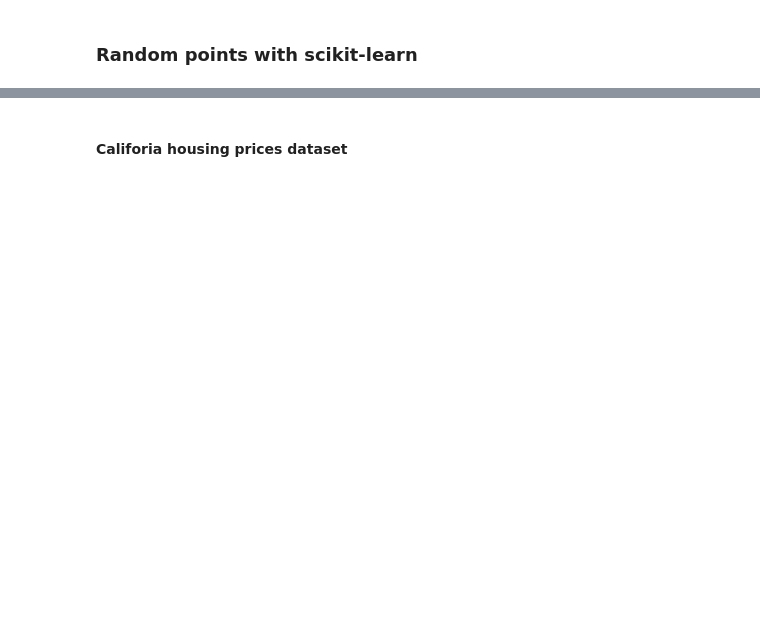
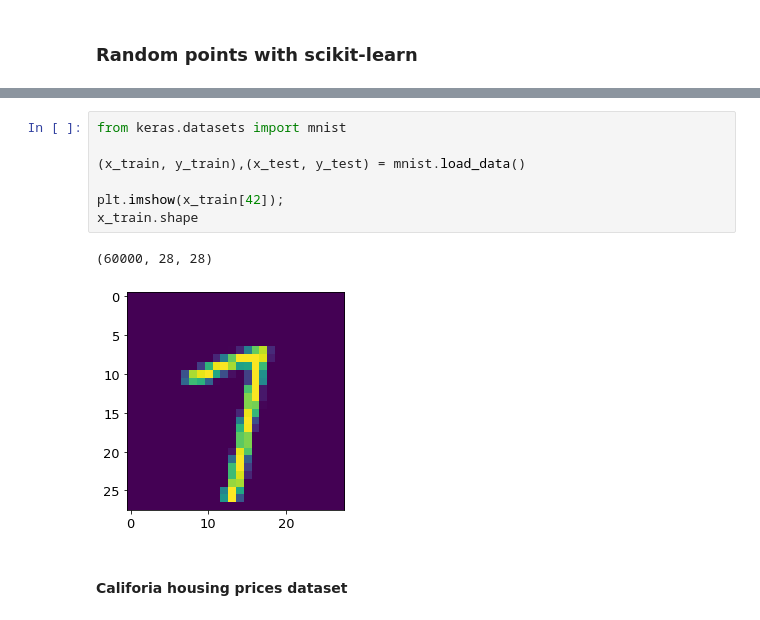
Before and after one commit to tomasplsek/AstroML, a Jupyter notebook: 03_sklearn2.ipynb, the cells around one changed output, grey strips where cells are left out. Drawn from its saved outputs; the diff is of its cells as text; blank space fills up the shorter version.

```diff
--- a/03_sklearn2.ipynb
+++ b/03_sklearn2.ipynb
@@ -196,3 +235,13 @@ WARNING:root:Too few points to create valid contours
+# %%
+from keras.datasets import mnist
+
+(x_train, y_train),(x_test, y_test) = mnist.load_data()
+
+plt.imshow(x_train[42]);
+x_train.shape
+# %% [output]
+(60000, 28, 28)
+[figure, added]
 # %% [markdown]
 #### **Califoria housing prices dataset**
 # %%
```
Also changed, not shown: parts of 45 cells of this notebook.
